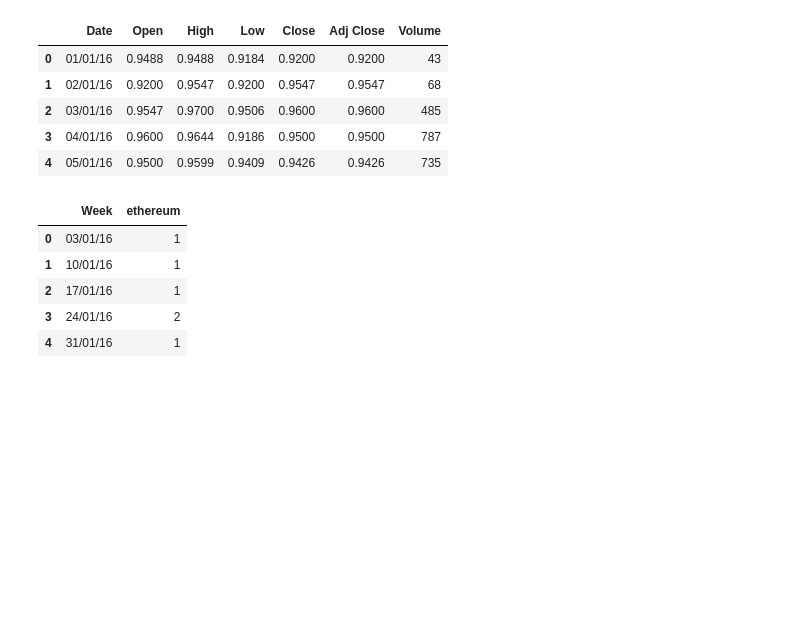
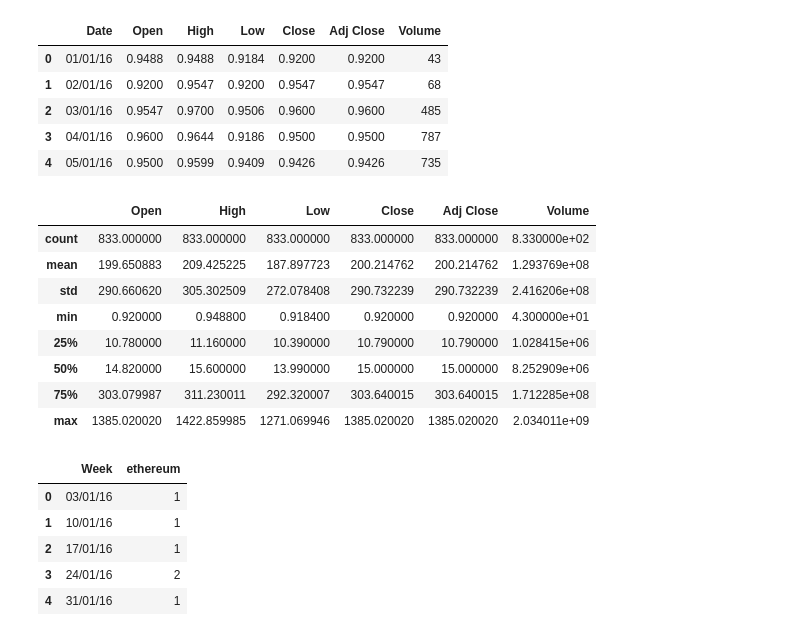
Before and after one commit to nmasamba/machine_learning_algorithms, a Jupyter notebook: hyperparameter_optimisation/hyperparameter_optimization_eth.ipynb, the cells around one changed output. Cells and saved outputs as stored; diff of their text form; code cells hidden in the pictures; blank space fills up the shorter version.

```diff
--- a/hyperparameter_optimisation/hyperparameter_optimization_eth.ipynb
+++ b/hyperparameter_optimisation/hyperparameter_optimization_eth.ipynb
@@ -15,6 +15,18 @@ eth_prices.head()
 | 2 | 03/01/16 | 0.9547 | 0.9700 | 0.9506 | 0.9600 | 0.9600 | 485 |
 | 3 | 04/01/16 | 0.9600 | 0.9644 | 0.9186 | 0.9500 | 0.9500 | 787 |
 | 4 | 05/01/16 | 0.9500 | 0.9599 | 0.9409 | 0.9426 | 0.9426 | 735 |
+# %%
+eth_prices.describe()
+# %% [output]
+|  | Open | High | Low | Close | Adj Close | Volume |
+| count | 833.000000 | 833.000000 | 833.000000 | 833.000000 | 833.000000 | 8.330000e+02 |
+| mean | 199.650883 | 209.425225 | 187.897723 | 200.214762 | 200.214762 | 1.293769e+08 |
+| std | 290.660620 | 305.302509 | 272.078408 | 290.732239 | 290.732239 | 2.416206e+08 |
+| min | 0.920000 | 0.948800 | 0.918400 | 0.920000 | 0.920000 | 4.300000e+01 |
+| 25% | 10.780000 | 11.160000 | 10.390000 | 10.790000 | 10.790000 | 1.028415e+06 |
+| 50% | 14.820000 | 15.600000 | 13.990000 | 15.000000 | 15.000000 | 8.252909e+06 |
+| 75% | 303.079987 | 311.230011 | 292.320007 | 303.640015 | 303.640015 | 1.712285e+08 |
+| max | 1385.020020 | 1422.859985 | 1271.069946 | 1385.020020 | 1385.020020 | 2.034011e+09 |
 # %%
 ethereum = pd.read_csv('googletrends-ethereum.csv')
 
```
Also changed, not shown: parts of 1 cell of this notebook.
